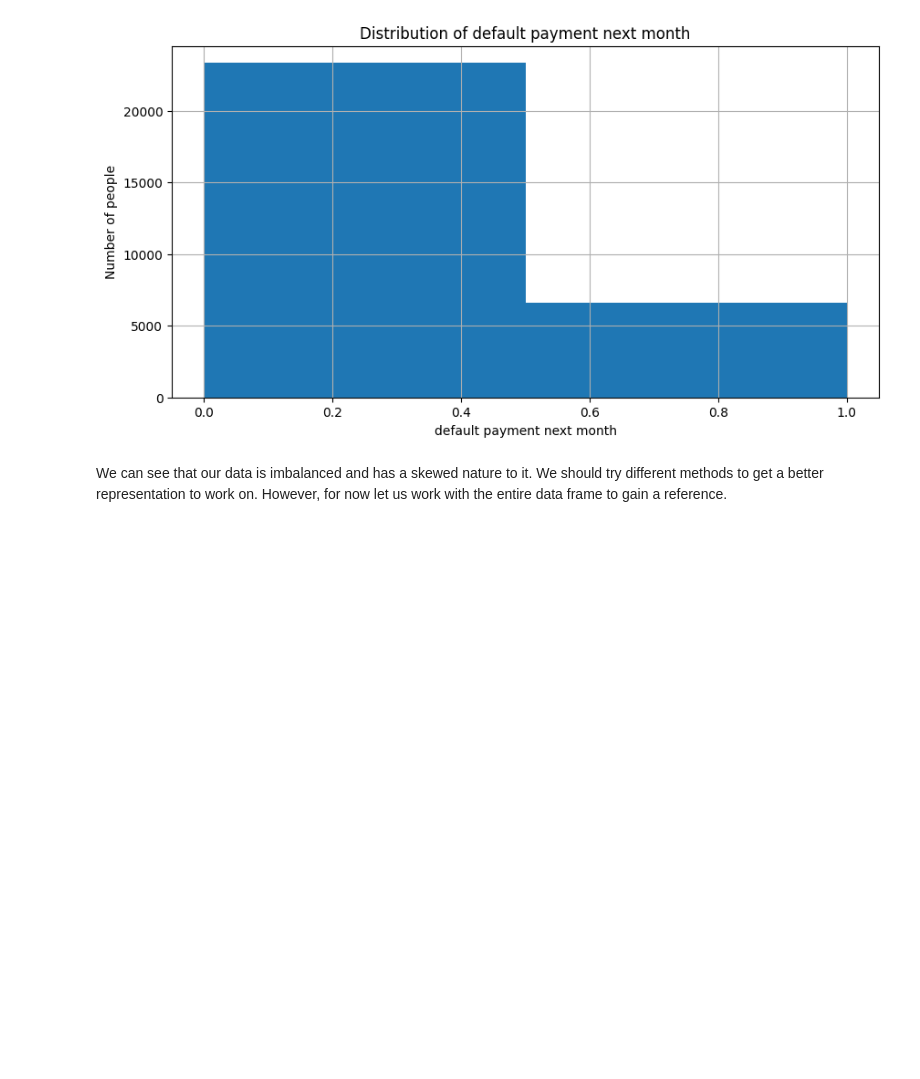
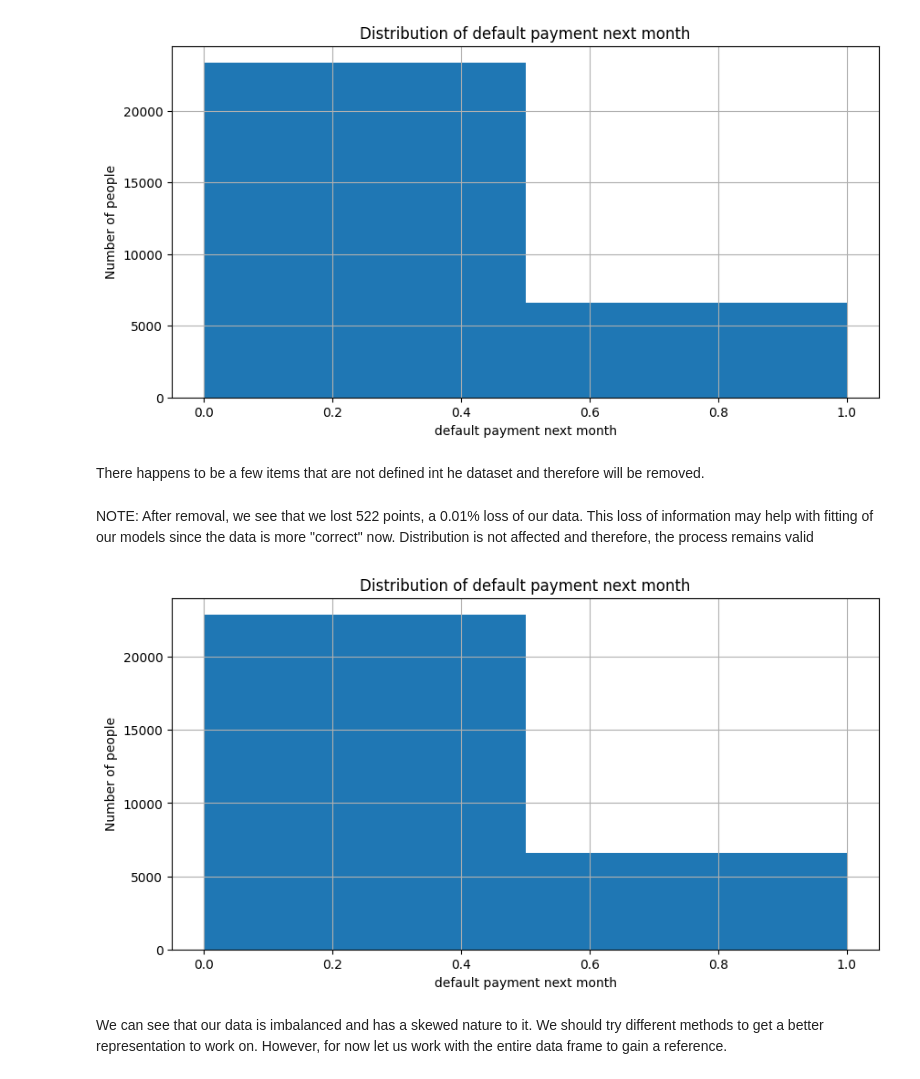
Before and after one commit to DiegoOzuna/LSTM-Credit-Default, a Jupyter notebook: Credit_Default.ipynb, the cells around one changed output. Saved outputs shown, nothing was run; the diff lists cells and outputs as text; code cells hidden in the pictures; blank space fills up the shorter version.

```diff
--- a/Credit_Default.ipynb
+++ b/Credit_Default.ipynb
@@ -82,3 +82,5 @@ plot_distribution(raw_data, 'default payment next month') #default
 [figure]
 [figure]
 [figure]
+# %% [markdown]
+There happens to be a few items that are not defined int he dataset and therefore will be removed.
@@ -85,3 +91,9 @@ plot_distribution(raw_data, 'default payment next month') #default
+# %% [markdown]
+NOTE: After removal, we see that we lost 522 points, a 0.01% loss of our data. This loss of information may help with fitting of our models since the data is more "correct" now. Distribution is not affected and therefore, the process remains valid
+# %%
+plot_distribution(data, 'default payment next month')
+# %% [output]
+[figure, added]
 # %% [markdown]
 We can see that our data is imbalanced and has a skewed nature to it. We should try different methods to get a better representation to work on. However, for now let us work with the entire data frame to gain a reference.
 # %% [markdown]
```
Also changed, not shown: parts of 24 cells of this notebook.
